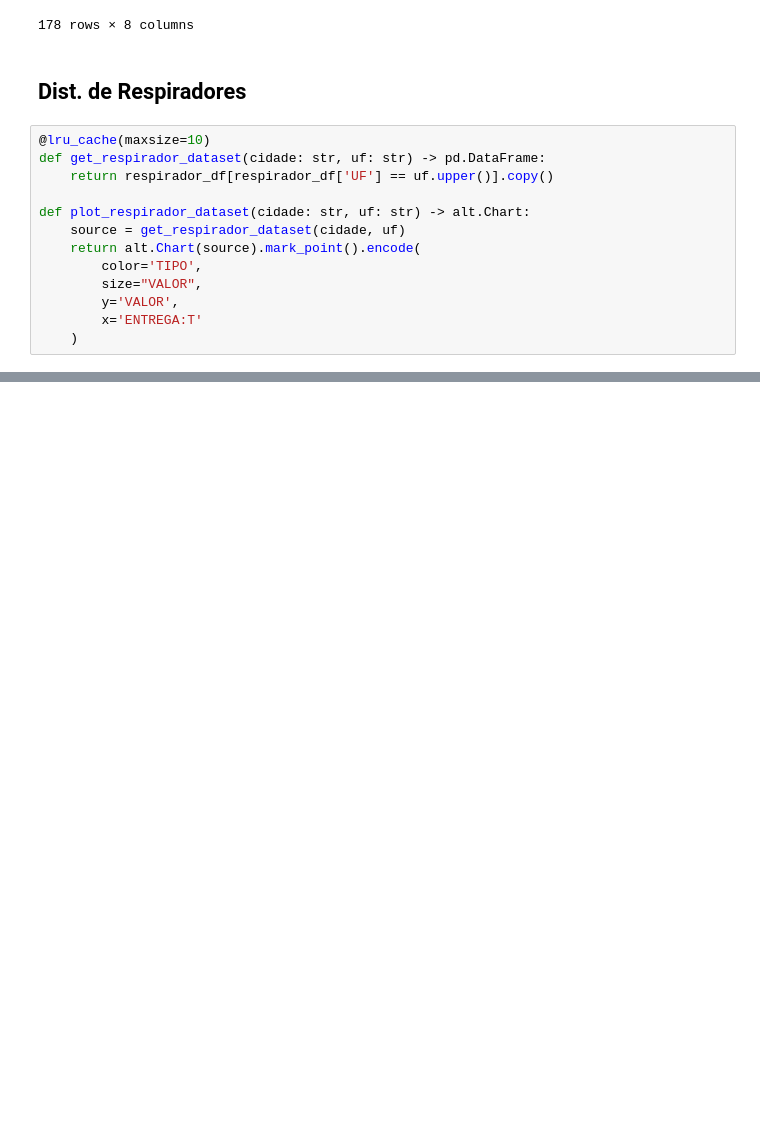
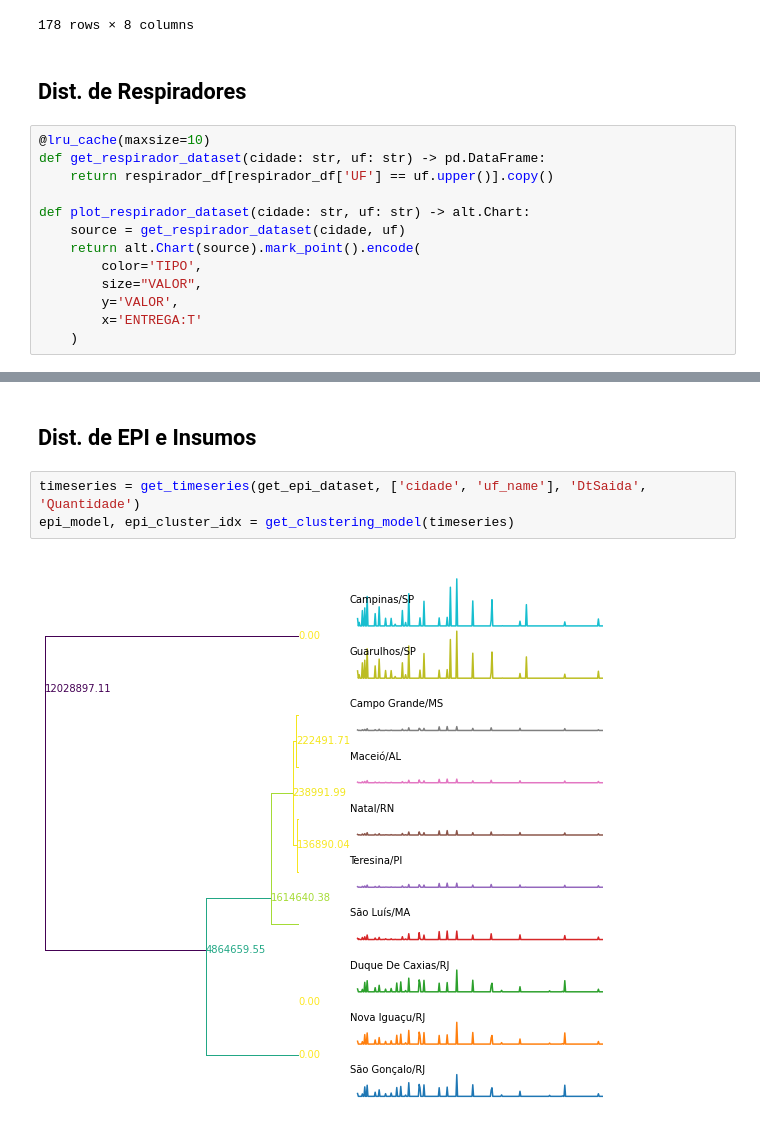
Before and after one commit to felipemfp/kdd-covid19-brazil, a Jupyter notebook: notebooks/Data Processing.ipynb, the cells around one changed output, grey strips where cells are left out. Drawn from its saved outputs; the diff is of its cells as text; blank space fills up the shorter version.

```diff
--- a/notebooks/Data Processing.ipynb
+++ b/notebooks/Data Processing.ipynb
@@ -631,0 +723,7 @@ get_respirador_dataset('Natal', 'RN')
+# %% [markdown]
+## Dist. de EPI e Insumos
+# %%
+timeseries = get_timeseries(get_epi_dataset, ['cidade', 'uf_name'], 'DtSaida', 'Quantidade')
+epi_model, epi_cluster_idx = get_clustering_model(timeseries)
+# %% [output]
+[figure, added]
```
Also changed, not shown: parts of 16 cells of this notebook, 2 other files.
